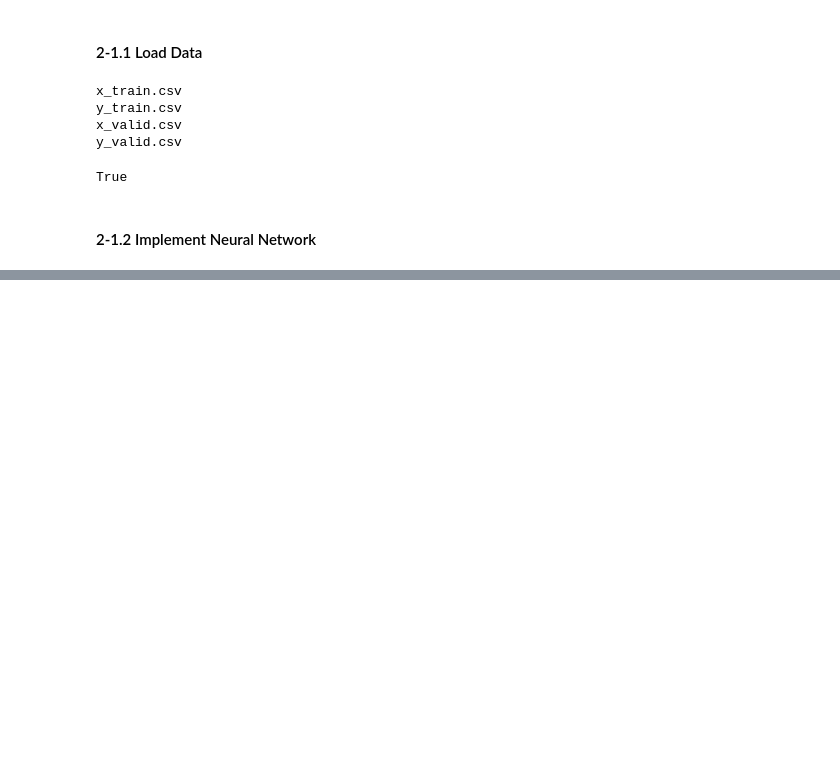
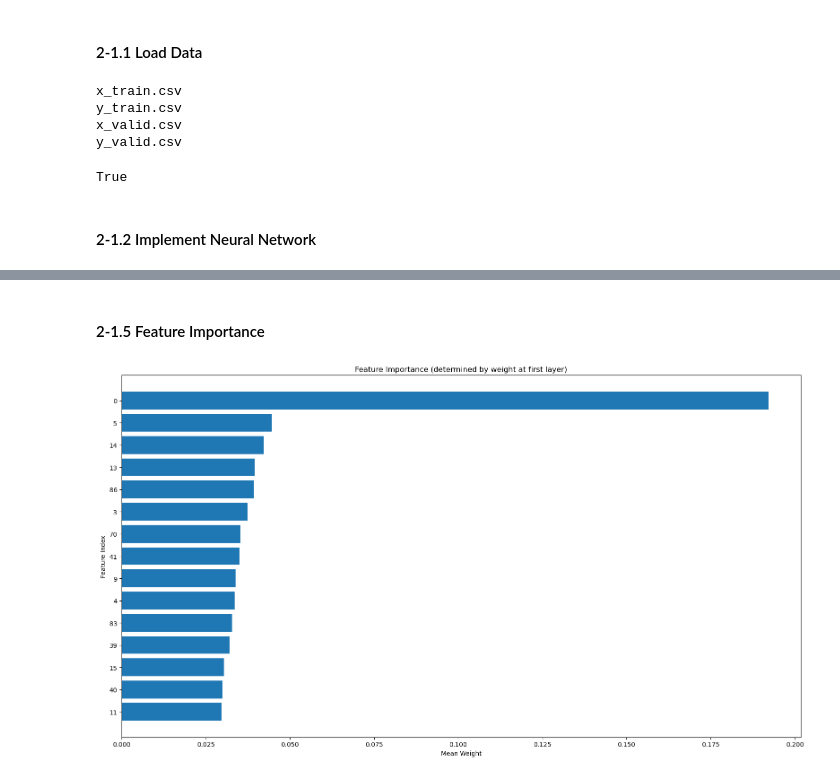
Before and after one commit to leewscott/Group-UK-Temperature-Regression-Integrating-Spatio-Temporal-Features, a Jupyter notebook: 2-1_group_project_modelling_neural_network.ipynb, the cells around one changed output, grey strips where cells are left out. Drawn from its saved outputs; the diff is of its cells as text; code cells hidden in the pictures; blank space fills up the shorter version.

```diff
--- a/2-1_group_project_modelling_neural_network.ipynb
+++ b/2-1_group_project_modelling_neural_network.ipynb
@@ -101,0 +246,23 @@ KeyboardInterrupt:
+# %% [markdown]
+#### 2-1.5 Feature Importance
+# %%
+weight_0 = final_neural_network.layers[0].get_weights()[0]
+importance = np.mean(np.abs(weight_0), axis = 1)
+
+sorted_importance = np.argsort(importance)[::-1]
+
+M = 15
+top_M = sorted_importance[:M][::-1]
+feature_ranking = np.arange(len(top_M))
+
+plt.figure(figsize = (16, 9))
+plt.barh(feature_ranking, importance[top_M])
+plt.yticks(feature_ranking, [f"{index}" for index in top_M])
+
+plt.xlabel("Mean Weight")
+plt.ylabel("Feature Index")
+plt.title("Feature Importance (determined by weight at first layer)")
+plt.tight_layout()
+plt.show()
+# %% [output]
+[figure, added]
```
Also changed, not shown: parts of 14 cells of this notebook.
